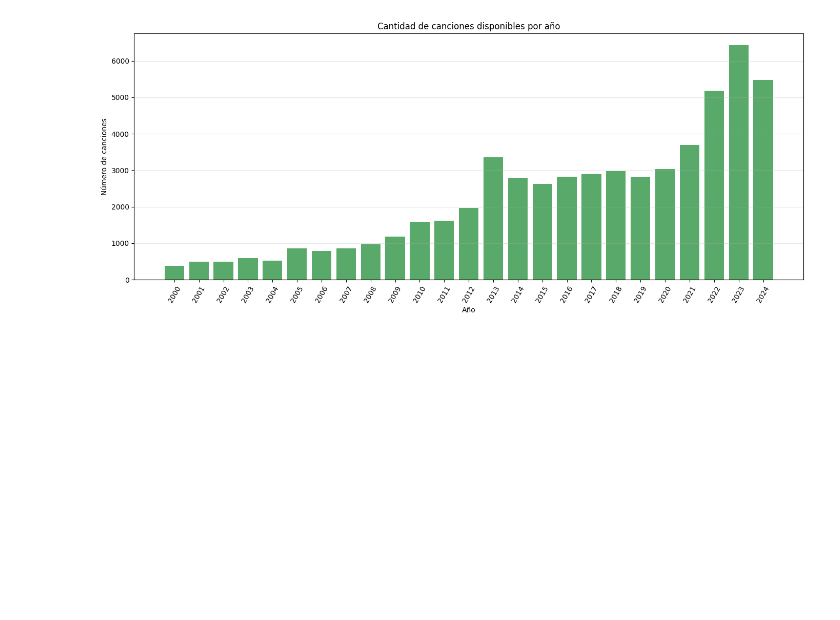
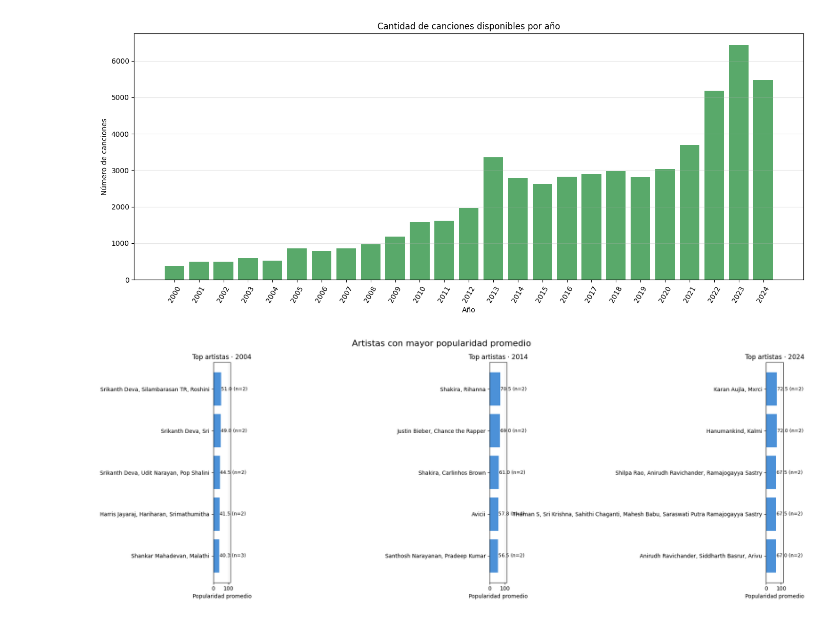
Before and after one commit to Manu26519/Final-Prog, a Jupyter notebook: ppp.ipynb, the cells around one changed output. Saved outputs shown, nothing was run; the diff lists cells and outputs as text; code cells hidden in the pictures; blank space fills up the shorter version.

```diff
--- a/ppp.ipynb
+++ b/ppp.ipynb
@@ -688,3 +688,53 @@ plt.tight_layout()
 plt.show()
 # %% [output]
 [figure]
+# %%
+if top_artistas_por_anio.empty:
+    print("No hay datos para el gráfico de artistas.")
+else:
+    fig, axes = plt.subplots(1, 3, figsize=(18, 7), sharex=True)
+
+    for ax, anio in zip(axes, anios_comparacion):
+        datos = top_artistas_por_anio[
+            top_artistas_por_anio["Año"] == anio
+        ].copy()
+
+        if datos.empty:
+            ax.set_title(f"{anio}: sin datos")
+            ax.axis("off")
+            continue
+
+        datos = datos.sort_values("Popularidad promedio")
+
+        barras = ax.barh(
+            datos["Artista"].astype(str),
+            datos["Popularidad promedio"],
+            color="#4c91d8"
+        )
+
+        ax.set_title(f"Top artistas · {anio}")
+        ax.set_xlabel("Popularidad promedio")
+        ax.set_xlim(0, 115)
+        ax.grid(axis="x", alpha=0.25)
+
+        # Etiquetar cada barra con popularidad y cantidad de canciones
+        for barra, (_, fila) in zip(barras, datos.iterrows()):
+            ax.text(
+                barra.get_width() + 1,
+                barra.get_y() + barra.get_height() / 2,
+                (
+                    f'{fila["Popularidad promedio"]:.1f} '
+                    f'(n={int(fila["Número de canciones"])})'
+                ),
+                va="center",
+                fontsize=9
+            )
+
+    fig.suptitle(
+        "Artistas con mayor popularidad promedio",
+        fontsize=16
+    )
+    plt.tight_layout()
+    plt.show()
+# %% [output]
+[figure, added]
```
